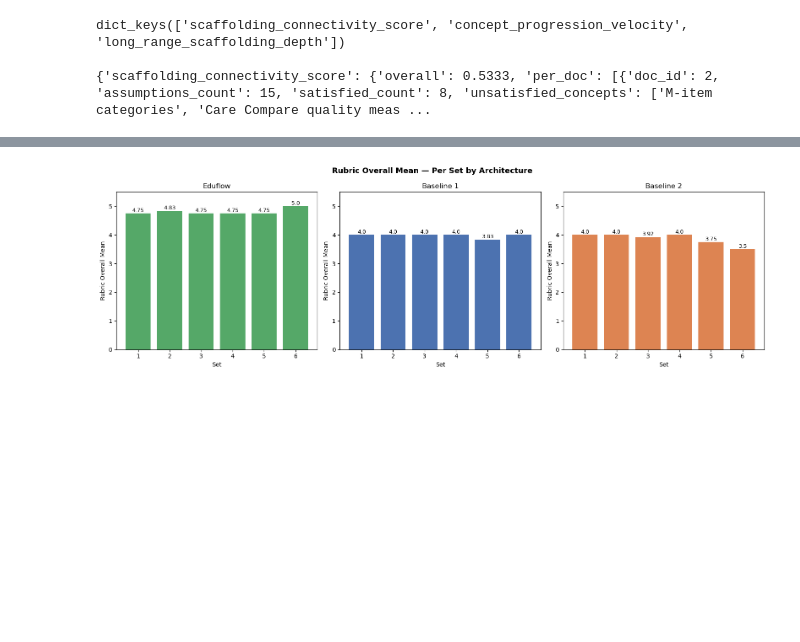
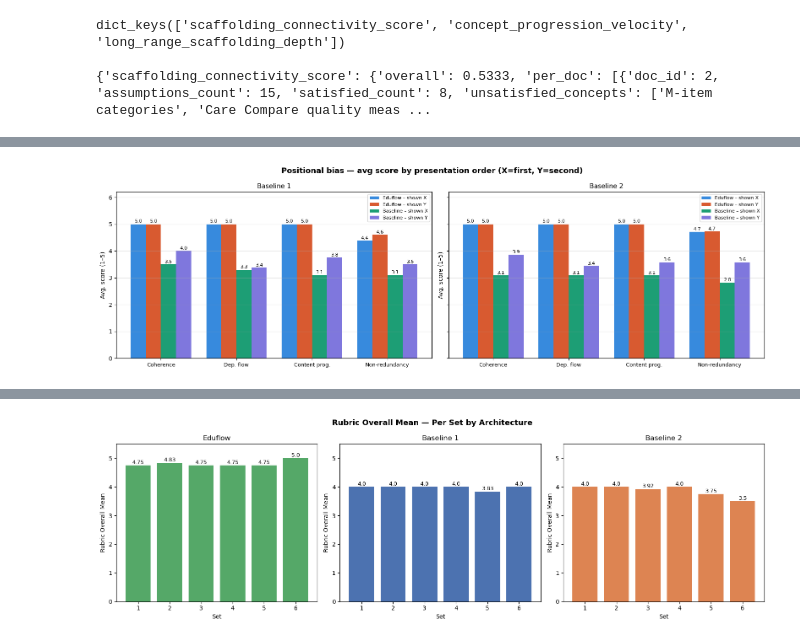
Before and after one commit to daveshenal/eduflow, a Jupyter notebook: evaluator_service/evaluation/results_analysis.ipynb, the cells around one changed output, grey strips where cells are left out. Cells and saved outputs as stored; diff of their text form; code cells hidden in the pictures; blank space fills up the shorter version.

```diff
--- a/evaluator_service/evaluation/results_analysis.ipynb
+++ b/evaluator_service/evaluation/results_analysis.ipynb
@@ -217,0 +335,66 @@ plt.show()
+# %%
+import matplotlib.pyplot as plt
+import numpy as np
+
+criteria = ["coherence", "dependency_flow", "content_progression", "non_redundancy"]
+crit_labels = ["Coherence", "Dep. flow", "Content prog.", "Non-redundancy"]
+architectures = ["Baseline 1", "Baseline 2"]
+sequences = ["sequence_a", "sequence_b"]
+seq_labels = {"sequence_a": "Eduflow", "sequence_b": "Baseline"}
+colors = {
+    ("sequence_a", "X"): "#378ADD",
+    ("sequence_a", "Y"): "#D85A30",
+    ("sequence_b", "X"): "#1D9E75",
+    ("sequence_b", "Y"): "#7F77DD",
+}
+
+fig, axes = plt.subplots(1, 2, figsize=(16, 5), sharey=True)
+fig.suptitle("Positional bias — avg score by presentation order (X=first, Y=second)", fontsize=13, fontweight="bold")
+
+for ax, arch in zip(axes, architectures):
+    arch_rows = pw_df[pw_df["Architecture"] == arch]
+
+    # Accumulate scores per sequence per position
+    pos_scores = {seq: {"X": {c: [] for c in criteria},
+                        "Y": {c: [] for c in criteria}} for seq in sequences}
+
+    for _, row in arch_rows.iterrows():
+        for run in row["pairwise_parsed"].get("run_details", []):
+            order = run["order_shown"]
+            x_seq, y_seq = order[0], order[1]
+            cs = run.get("criteria_scores", {})
+            for c in criteria:
+                if c not in cs:
+                    continue
+                pos_scores[x_seq]["X"][c].append(cs[c]["X"])
+                pos_scores[y_seq]["Y"][c].append(cs[c]["Y"])
+
+    x = np.arange(len(criteria))
+    w = 0.2
+    offsets = {"sequence_a_X": -1.5, "sequence_a_Y": -0.5,
+               "sequence_b_X":  0.5, "sequence_b_Y":  1.5}
+
+    for seq in sequences:
+        for pos in ["X", "Y"]:
+            avgs = [np.mean(pos_scores[seq][pos][c]) if pos_scores[seq][pos][c] else 0
+                    for c in criteria]
+            offset = offsets[f"{seq}_{pos}"]
+            bars = ax.bar(x + offset * w, avgs, w,
+                          label=f"{seq_labels[seq]} – shown {pos}",
+                          color=colors[(seq, pos)])
+            for i, v in enumerate(avgs):
+                ax.text(x[i] + offset * w, v + 0.05, f"{v:.1f}",
+                        ha="center", fontsize=8)
+
+    ax.set_title(arch, fontsize=11)
+    ax.set_xticks(x)
+    ax.set_xticklabels(crit_labels, fontsize=9)
+    ax.set_ylim(0, 6.2)
+    ax.set_ylabel("Avg. score (1–5)")
+    ax.legend(fontsize=8)
+    ax.grid(axis="y", alpha=0.3)
+
+plt.tight_layout()
+plt.show()
+# %% [output]
+[figure, added]
```
Also changed, not shown: parts of 14 cells of this notebook, 5 other files.
